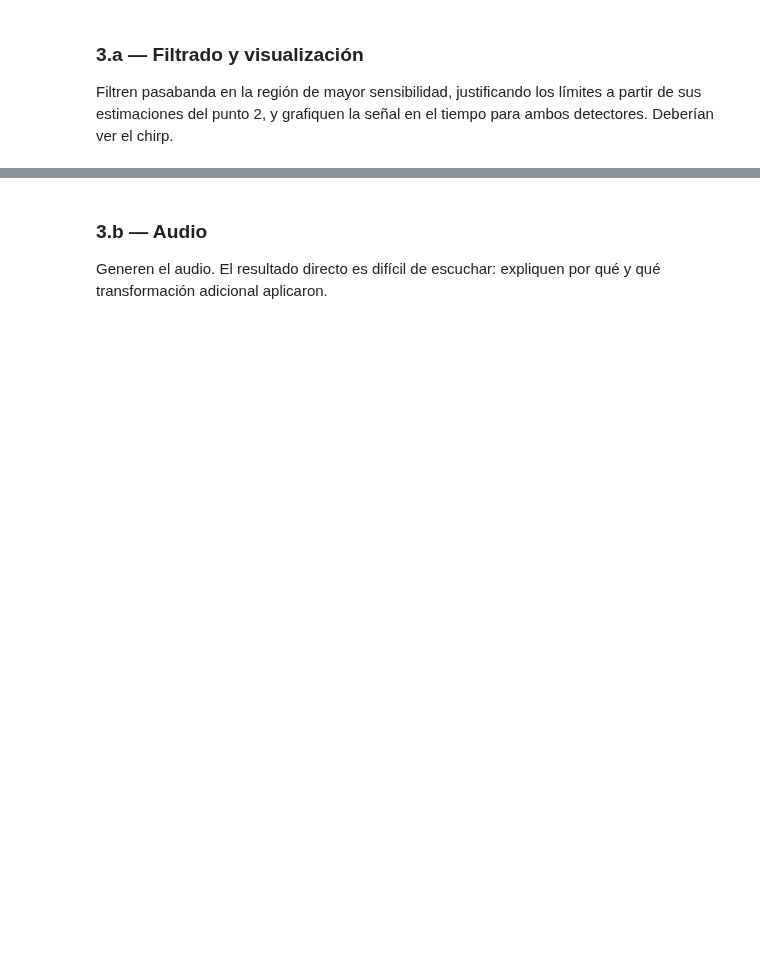
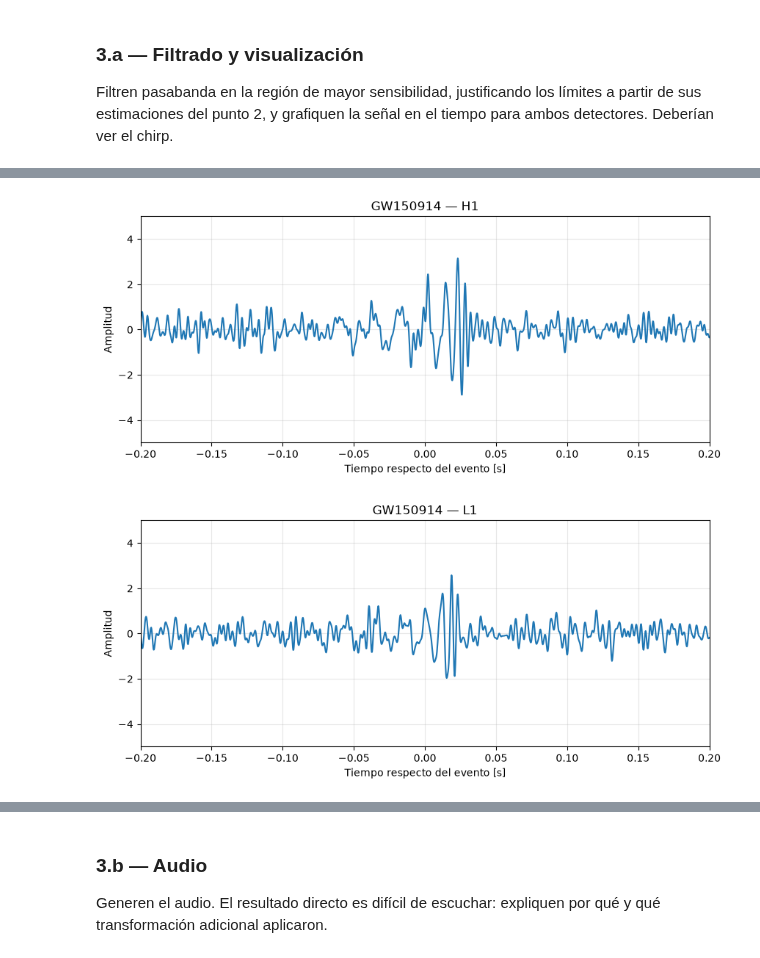
Before and after one commit to vito-pp/pasa_tps, a Jupyter notebook: tp1/TP1_LIGO_Grupo6.ipynb, the cells around one changed output, grey strips where cells are left out. Drawn from its saved outputs; the diff is of its cells as text; code cells hidden in the pictures; blank space fills up the shorter version.

```diff
--- a/tp1/TP1_LIGO_Grupo6.ipynb
+++ b/tp1/TP1_LIGO_Grupo6.ipynb
@@ -802 +994,22 @@ Filtren pasabanda en la región de mayor sensibilidad, justificando los límites
+# %%
+plt.figure(figsize=(10, 4))
+plt.plot(tau_h, h1_filt)
+plt.xlim(-0.2, 0.2)
+plt.ylim(-5,5)
+plt.xlabel("Tiempo respecto del evento [s]")
+plt.ylabel("Amplitud")
+plt.title("GW150914 — H1")
+plt.grid(True, alpha=0.3)
+
+plt.figure(figsize=(10, 4))
+plt.plot(tau_l, l1_filt)
+plt.xlim(-0.2, 0.2)
+plt.ylim(-5,5)
+plt.xlabel("Tiempo respecto del evento [s]")
+plt.ylabel("Amplitud")
+plt.title("GW150914 — L1")
+plt.grid(True, alpha=0.3)
+# %% [output]
+[figure, added]
+[figure, added]
 # %% [markdown]
```
Also changed, not shown: parts of 7 cells of this notebook, 4 other files.
